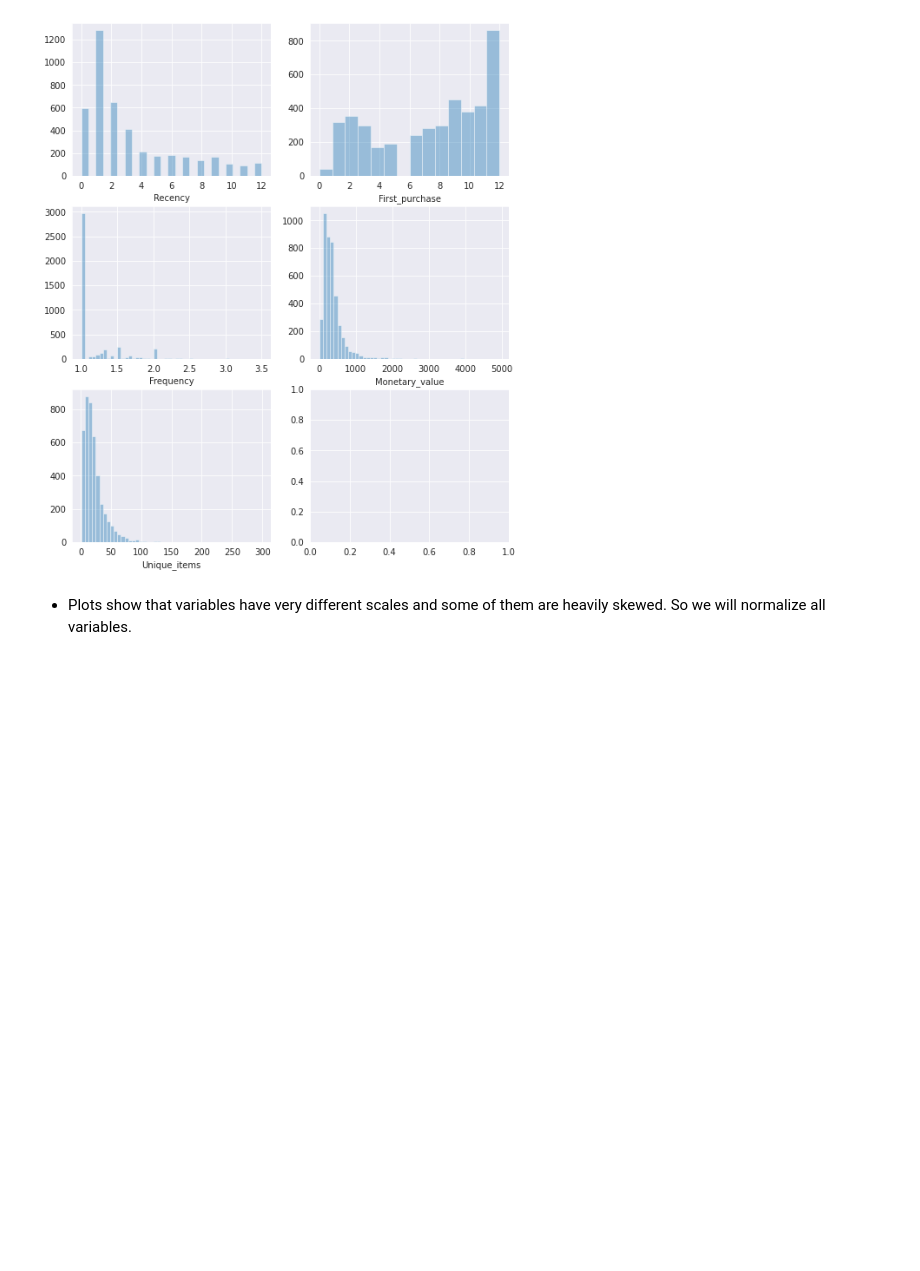
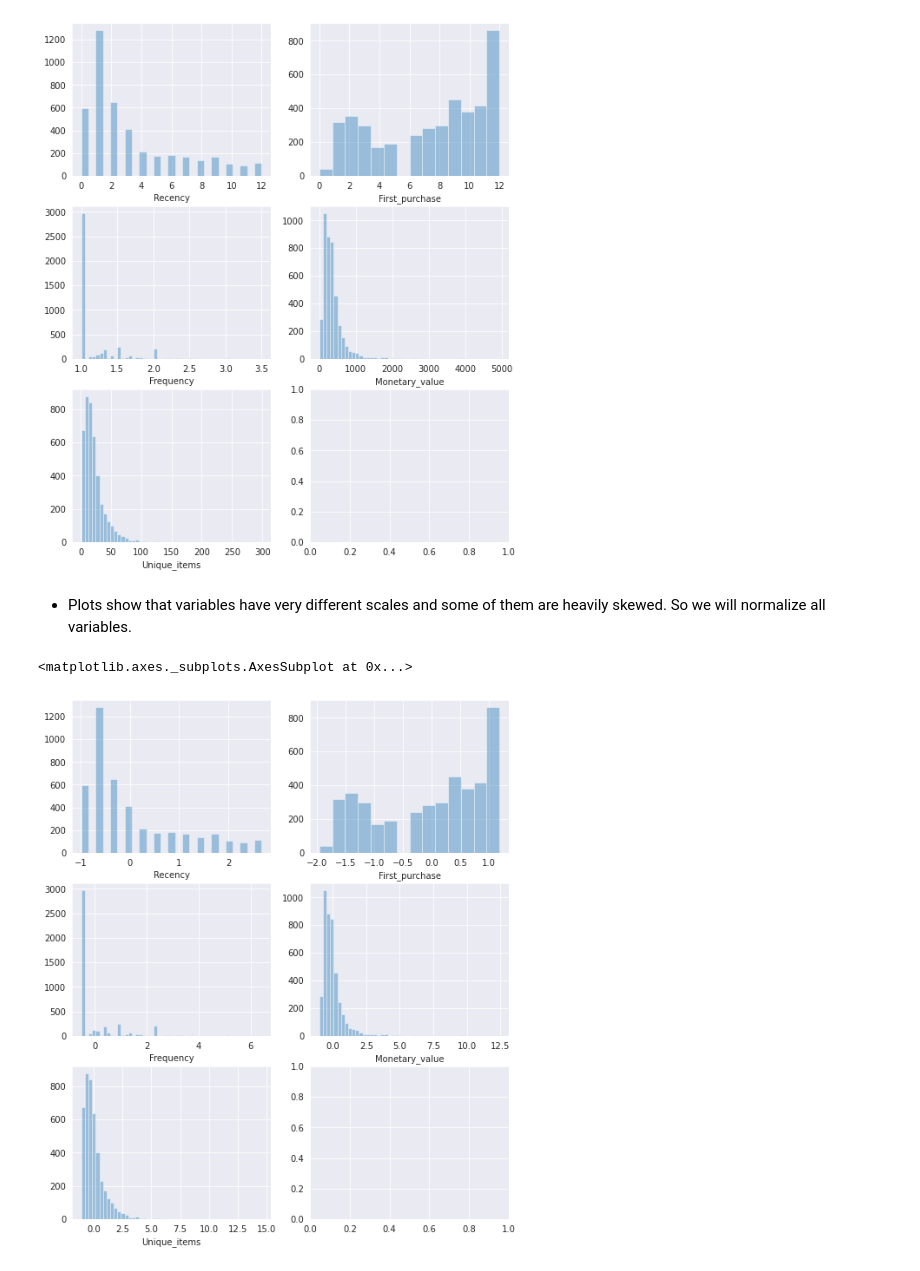
Before and after one commit to wasimkhan33/Online-Retail-Customer-Segmentation, a Jupyter notebook: Online_Retail_Customer_Segmentation_Capstone_Project.ipynb, the cells around one changed output. Drawn from its saved outputs; the diff is of its cells as text; code cells hidden in the pictures; blank space fills up the shorter version.

Commit message:
Done with Normalizing data lets train the model to see the outcomes

```diff
--- a/Online_Retail_Customer_Segmentation_Capstone_Project.ipynb
+++ b/Online_Retail_Customer_Segmentation_Capstone_Project.ipynb
@@ -760,3 +662,17 @@ sns.distplot(data_transformed.Unique_items, ax= ax[2][0], kde= False)
 - Plots show that variables have very different scales and some of them are heavily skewed. So we will normalize all variables.
 # %%
 import sklearn.preprocessing as pp
+# %%
+# Normalize the four variables
+scaler = pp.StandardScaler()
+data_transformed_scaled = pd.DataFrame(scaler.fit_transform(data_transformed),columns= data_transformed.columns)
+# %%
+fig, ax = plt.subplots(ncols=2, nrows=3, figsize=(9,11))
+sns.distplot(data_transformed_scaled.Recency, ax= ax[0][0], kde= False)
+sns.distplot(data_transformed_scaled.First_purchase, ax= ax[0][1], kde= False)
+sns.distplot(data_transformed_scaled.Frequency, ax= ax[1][0], kde= False)
+sns.distplot(data_transformed_scaled.Monetary_value, ax= ax[1][1], kde= False)
+sns.distplot(data_transformed_scaled.Unique_items, ax= ax[2][0], kde= False)
+# %% [output]
+<matplotlib.axes._subplots.AxesSubplot at 0x...>
+[figure, added]
```
Also changed, not shown: parts of 11 cells of this notebook.
